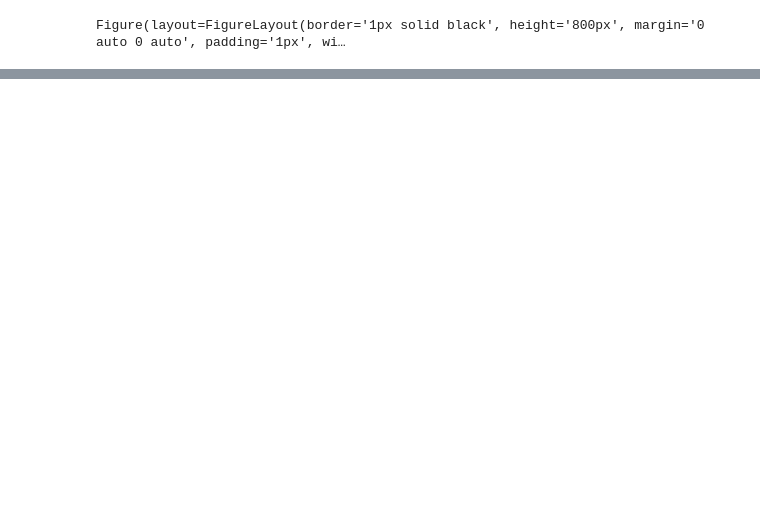
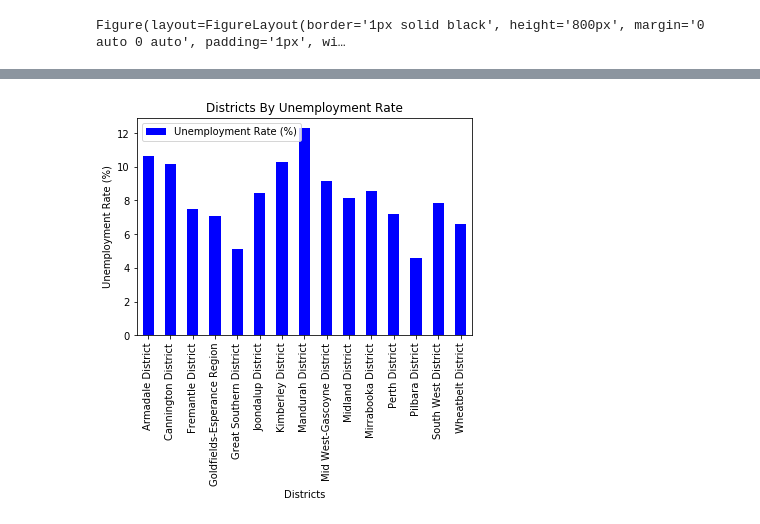
Before and after one commit to natalieddavies/BootcampProject1, a Jupyter notebook: Employment_ABS_WA.ipynb, the cells around one changed output, grey strips where cells are left out. Saved outputs shown, nothing was run; the diff lists cells and outputs as text; code cells hidden in the pictures; blank space fills up the shorter version.

Commit message:
Updated Districts

```diff
--- a/Employment_ABS_WA.ipynb
+++ b/Employment_ABS_WA.ipynb
@@ -435,0 +448,5 @@ Figure(layout=FigureLayout(border='1px solid black', height='800px', margin='0 a
+# %%
+merged_data_Employed_cleaned = pd.merge(merged_data_Employed_cleaned,region_district,left_on='Region',right_on='Region')
+# %%
+merged_data_Employed_cleaned = merged_data_Employed_cleaned.drop(['Unemployment Rate (%)','Lat','Lng'], axis=1)
+merged_data_Employed_cleaned
@@ -435,0 +467,6 @@ Figure(layout=FigureLayout(border='1px solid black', height='800px', margin='0 a
+# %%
+Labour_Data_Sum = merged_data_Employed_cleaned.groupby("District").sum()
+# %%
+Labour_Data_Sum["Unemployment Rate (%)"] = Labour_Data_Sum["Unemployed"] / Labour_Data_Sum["Total Employed"] *100
+Labour_Data_Sum = Labour_Data_Sum.round({'Unemployment Rate (%)': 2})
+Labour_Data_Sum
@@ -435,0 +493,14 @@ Figure(layout=FigureLayout(border='1px solid black', height='800px', margin='0 a
+# %%
+Labour_Data_plot = Labour_Data_Sum.drop(['Total Employed','Total Persons','Unemployed'], axis=1)
+Labour_Data_plot = Labour_Data_plot.plot(kind="bar",facecolor="blue")
+plt.title("Districts By Unemployment Rate")
+#plt.ylim(0,30)
+plt.xlabel("Districts")
+plt.ylabel("Unemployment Rate (%)")
+plt.xticks(rotation=90)
+#plt.tight_layout()
+plt.legend(loc="upper left")
+plt.savefig('Districts By Unemployment Rate.png')
+Labour_Data_plot;
+# %% [output]
+[figure, added]
```
Also changed, not shown: parts of 4 cells of this notebook, 2 other files.
